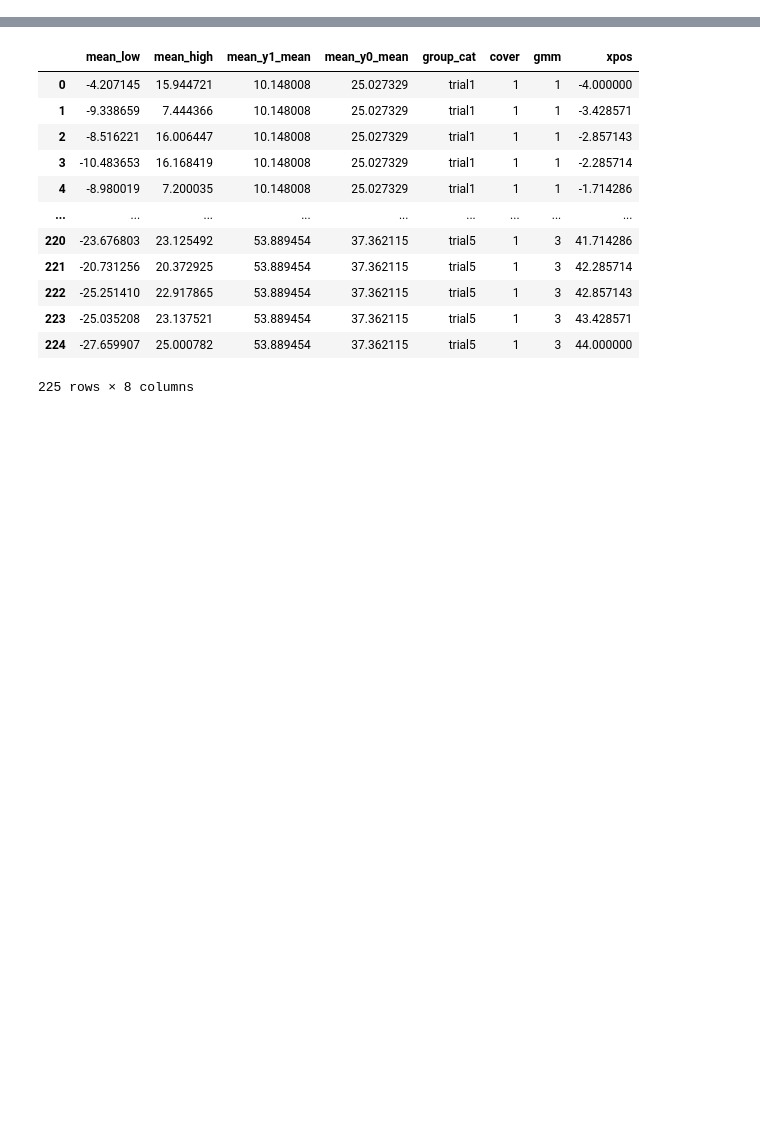
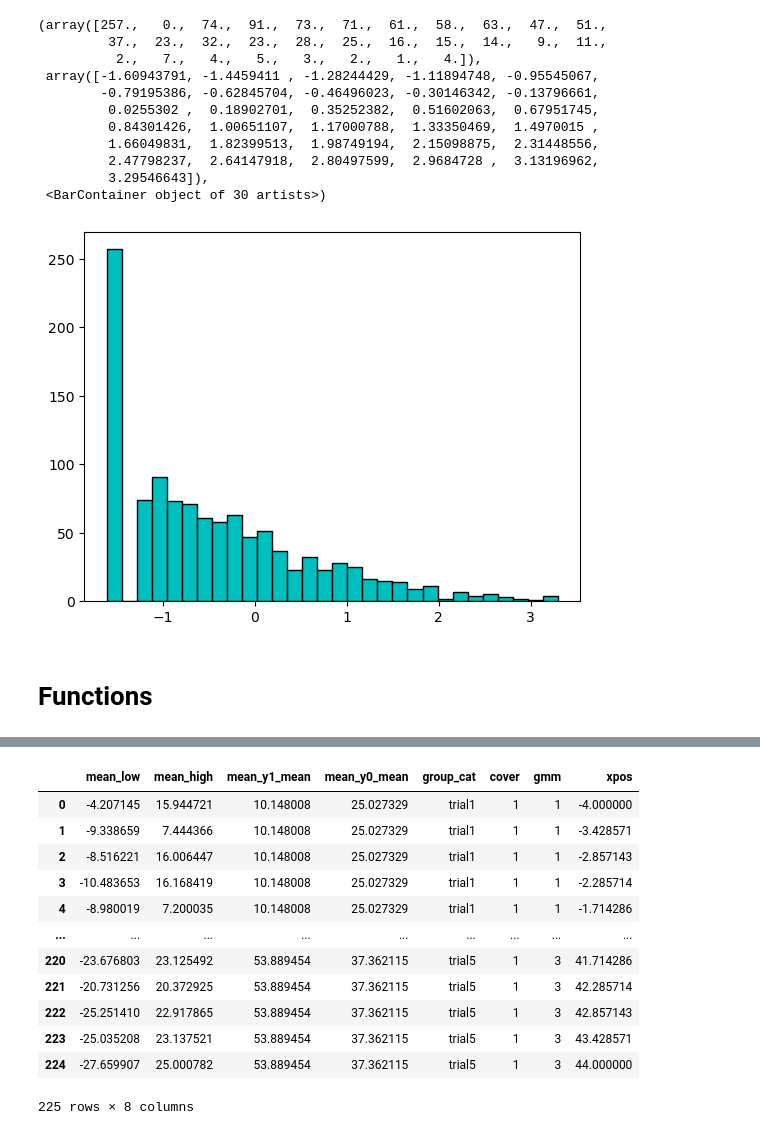
Before and after one commit to NaCloudy/Conformal-ITE, a Jupyter notebook: code/plot_figures/ITE_plot.ipynb, the cells around one changed output, grey strips where cells are left out. Saved outputs shown, nothing was run; the diff lists cells and outputs as text; code cells hidden in the pictures; blank space fills up the shorter version.

```diff
--- a/code/plot_figures/ITE_plot.ipynb
+++ b/code/plot_figures/ITE_plot.ipynb
@@ -1,3 +19,20 @@
+# %%
+plt.hist(np.log(d["o.LBXTHG"]), bins=30, color='c', edgecolor='black')
+# %% [output]
+(array([257.,   0.,  74.,  91.,  73.,  71.,  61.,  58.,  63.,  47.,  51.,
+         37.,  23.,  32.,  23.,  28.,  25.,  16.,  15.,  14.,   9.,  11.,
+          2.,   7.,   4.,   5.,   3.,   2.,   1.,   4.]),
+ array([-1.60943791, -1.4459411 , -1.28244429, -1.11894748, -0.95545067,
+        -0.79195386, -0.62845704, -0.46496023, -0.30146342, -0.13796661,
+         0.0255302 ,  0.18902701,  0.35252382,  0.51602063,  0.67951745,
+         0.84301426,  1.00651107,  1.17000788,  1.33350469,  1.4970015 ,
+         1.66049831,  1.82399513,  1.98749194,  2.15098875,  2.31448556,
+         2.47798237,  2.64147918,  2.80497599,  2.9684728 ,  3.13196962,
+         3.29546643]),
+ <BarContainer object of 30 artists>)
+[figure, added]
+# %% [markdown]
+# Functions
 # %%
 #%%
 import matplotlib.pyplot as plt
```
Also changed, not shown: parts of 16 cells of this notebook, 28 other files.
